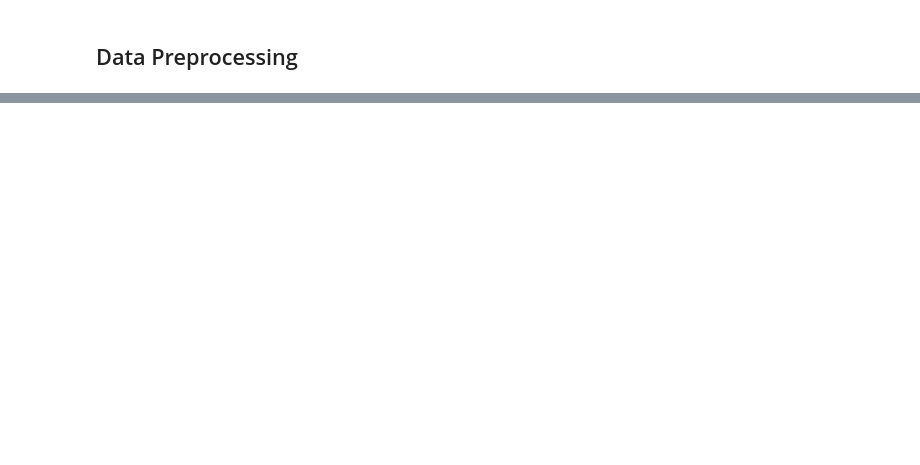
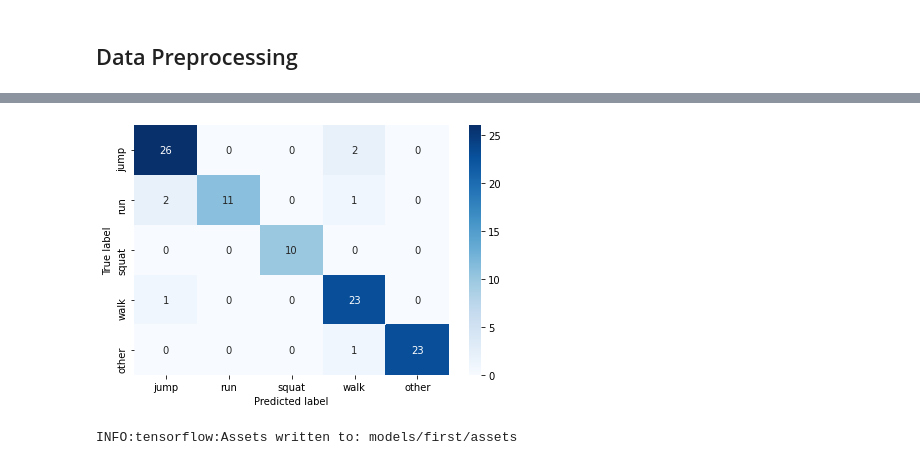
Before and after one commit to SidharthArya/Deep_Learning_Class_Manit, a Jupyter notebook: Lab/001_Implementing_Gesture_Classifier_with_tensorflow.ipynb, the cells around one changed output, grey strips where cells are left out. Saved outputs shown, nothing was run; the diff lists cells and outputs as text; code cells hidden in the pictures; blank space fills up the shorter version.

```diff
--- a/Lab/001_Implementing_Gesture_Classifier_with_tensorflow.ipynb
+++ b/Lab/001_Implementing_Gesture_Classifier_with_tensorflow.ipynb
@@ -98,0 +79,4 @@ Data set parsing and preparation complete.
+# %%
+NUM_GESTURES = len(GESTURES)
+ONE_HOT_ENCODED = np.eye(NUM_GESTURES)
+outputs = np.array([[ONE_HOT_ENCODED[i] for sample in arr_gesture] for i,arr_gesture in enumerate(dft)])
@@ -98,0 +87,3 @@ Data set parsing and preparation complete.
+# %%
+X = inputs.reshape(-1,SAMPLES_PER_GESTURE, 6)
+Y = outputs.reshape(-1, 5)
@@ -99,4 +112,4 @@ Data set parsing and preparation complete.
 # %%
-input_shape=inputs[0].shape
+input_shape = X[0].shape
 # %%
-X_train, X_test, y_train, y_test = train_test_split(inputs, outputs, test_size=0.2, random_state=42)
+X_train, X_test, y_train, y_test = train_test_split(X, Y, test_size=0.2, random_state=42)
@@ -163,3 +178,20 @@ Epoch 100/100
 <tensorflow.python.keras.callbacks.History at 0x...>
 # %%
 predictions = model.predict(X_test)
+# %%
+cm = tf.math.confusion_matrix(labels=tf.argmax(y_test, 1), predictions=tf.argmax(predictions, 1))
+axis_labels = GESTURES
+figure = plt.figure(figsize=(6, 4))
+sns.heatmap(cm, annot=True,cmap=plt.cm.Blues,xticklabels=axis_labels, yticklabels=axis_labels)
+plt.ylim(len(cm)-0, 0)
+plt.tight_layout()
+plt.ylabel('True label')
+plt.xlabel('Predicted label')
+plt.show()
+# %% [output]
+[figure, added]
+# %%
+# Current Model Size
+model.save('models/first')
+# %% [output]
+INFO:tensorflow:Assets written to: models/first/assets
```
Also changed, not shown: parts of 35 cells of this notebook.
